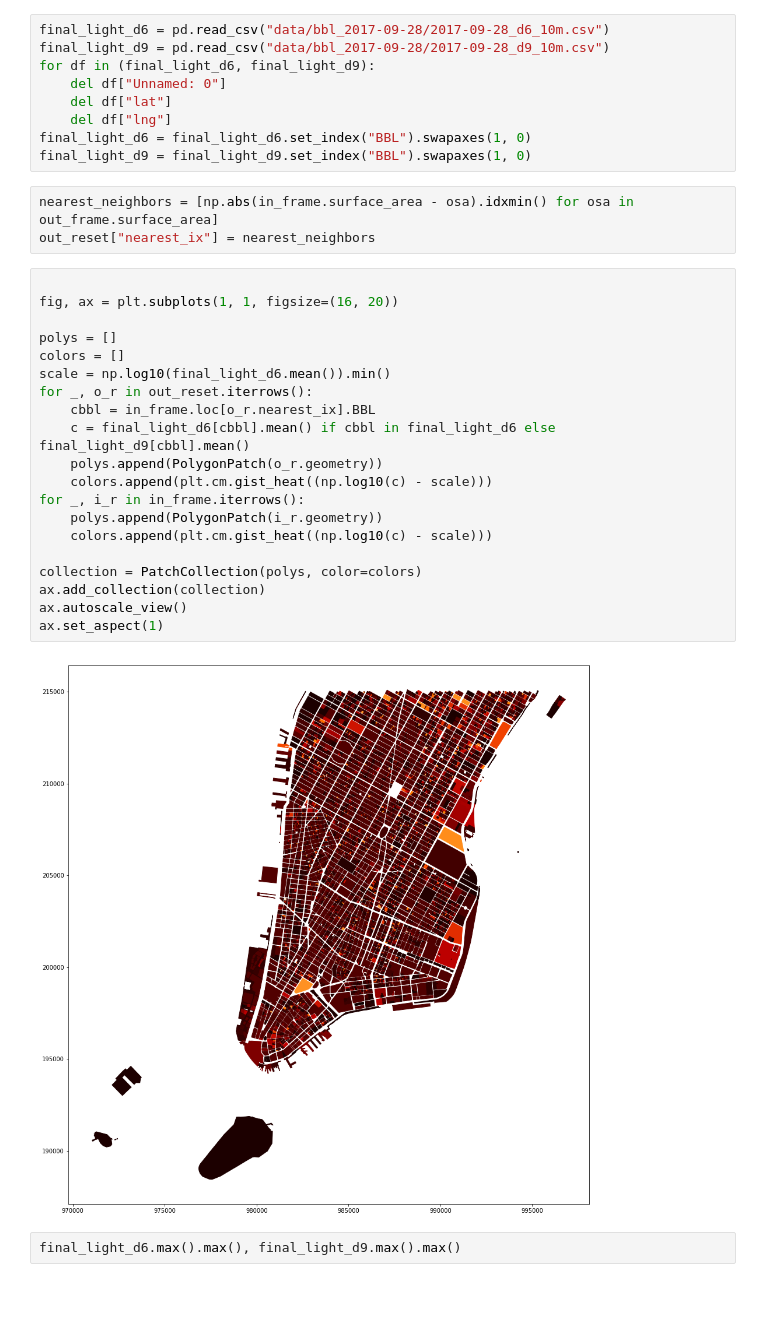
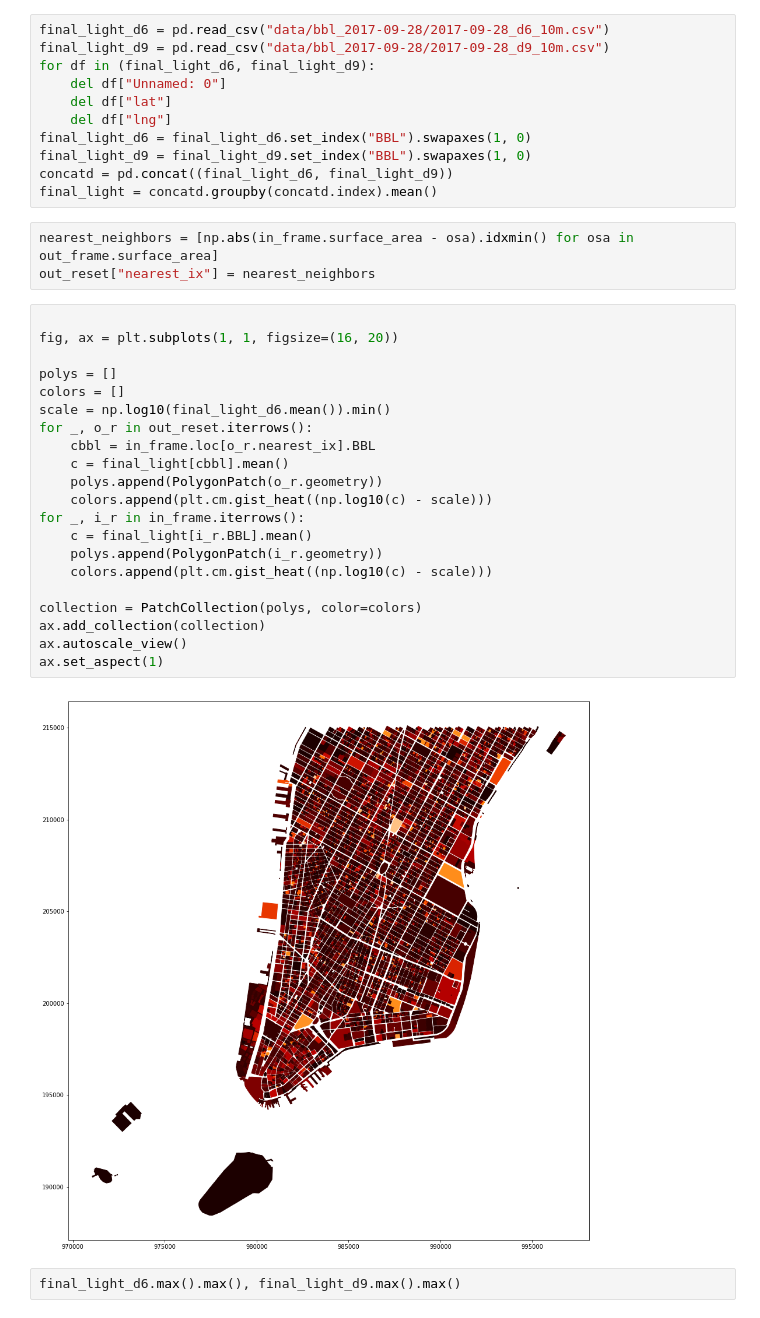
Before and after one commit to cmoscardi/independent_2018, a Jupyter notebook: image/bbl_impute.ipynb, the cells around one changed output. Saved outputs shown, nothing was run; the diff lists cells and outputs as text.

```diff
--- a/image/bbl_impute.ipynb
+++ b/image/bbl_impute.ipynb
@@ -81,31 +81,34 @@ for df in (final_light_d6, final_light_d9):
     del df["lng"]
 final_light_d6 = final_light_d6.set_index("BBL").swapaxes(1, 0)
 final_light_d9 = final_light_d9.set_index("BBL").swapaxes(1, 0)
+concatd = pd.concat((final_light_d6, final_light_d9))
+final_light = concatd.groupby(concatd.index).mean()
 # %%
 nearest_neighbors = [np.abs(in_frame.surface_area - osa).idxmin() for osa in out_frame.surface_area]
 out_reset["nearest_ix"] = nearest_neighbors
 # %%
 
 fig, ax = plt.subplots(1, 1, figsize=(16, 20))
 
 polys = []
 colors = []
 scale = np.log10(final_light_d6.mean()).min()
 for _, o_r in out_reset.iterrows():
     cbbl = in_frame.loc[o_r.nearest_ix].BBL
-    c = final_light_d6[cbbl].mean() if cbbl in final_light_d6 else final_light_d9[cbbl].mean()
+    c = final_light[cbbl].mean()
     polys.append(PolygonPatch(o_r.geometry))
     colors.append(plt.cm.gist_heat((np.log10(c) - scale)))
 for _, i_r in in_frame.iterrows():
+    c = final_light[i_r.BBL].mean()
     polys.append(PolygonPatch(i_r.geometry))
     colors.append(plt.cm.gist_heat((np.log10(c) - scale)))
 
 collection = PatchCollection(polys, color=colors)
 ax.add_collection(collection)
 ax.autoscale_view()
 ax.set_aspect(1)
 # %% [output]
-[figure, old version]
+[figure, new version]
 # %%
 final_light_d6.max().max(), final_light_d9.max().max()
 # %% [output]
```
Also changed, not shown: parts of 5 cells of this notebook, 2 other files.
